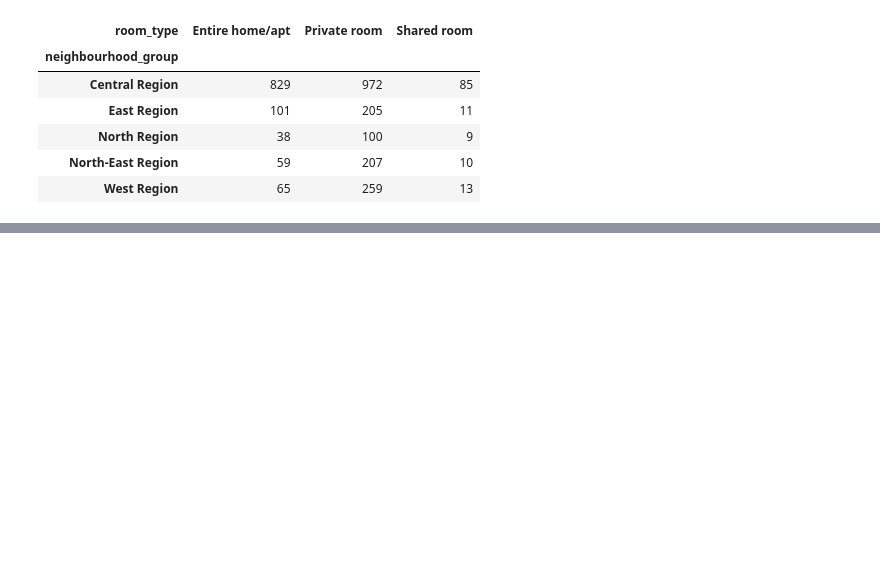
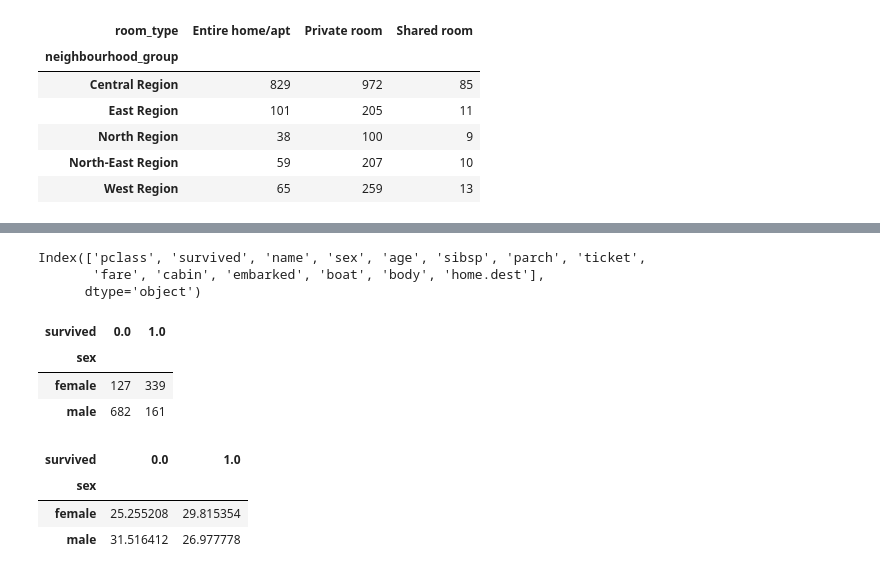
Before and after one commit to AkankshaB123/python, a Jupyter notebook: Analytics_Group_By_&_Pivot(Session14).ipynb, the cells around one changed output, grey strips where cells are left out. Drawn from its saved outputs; the diff is of its cells as text; code cells hidden in the pictures; blank space fills up the shorter version.

```diff
--- a/Analytics_Group_By_&_Pivot(Session14).ipynb
+++ b/Analytics_Group_By_&_Pivot(Session14).ipynb
@@ -254,0 +269,28 @@ df.pivot_table(index='neighbourhood_group',
+# %%
+titanic.columns
+# %% [output]
+Index(['pclass', 'survived', 'name', 'sex', 'age', 'sibsp', 'parch', 'ticket',
+       'fare', 'cabin', 'embarked', 'boat', 'body', 'home.dest'],
+      dtype='object')
+# %%
+#1.By Gender: create a table that shows number of passengers that did or did not survive?
+titanic.pivot_table(index='sex',
+                    columns='survived',
+                    values='name',
+                    aggfunc='count')
+# %% [output]
+| survived | 0.0 | 1.0 |
+| sex |  |  |
+| female | 127 | 339 |
+| male | 682 | 161 |
+# %%
+#By Gender, by survival - create a table to represent average age of categories
+titanic.pivot_table(index='sex',
+                    columns='survived',
+                    values='age',
+                    aggfunc='mean')
+# %% [output]
+| survived | 0.0 | 1.0 |
+| sex |  |  |
+| female | 25.255208 | 29.815354 |
+| male | 31.516412 | 26.977778 |
```
Also changed, not shown: parts of 3 cells of this notebook.
